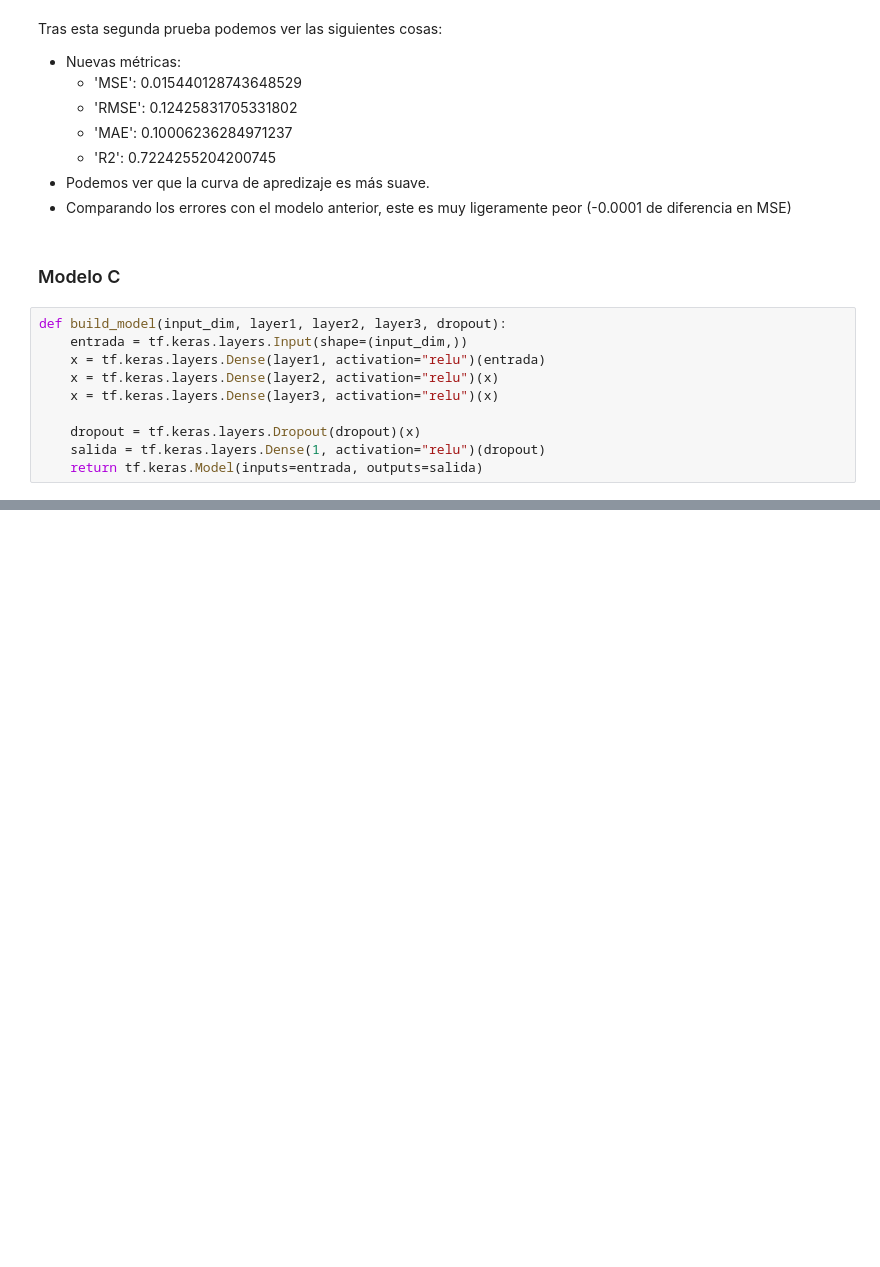
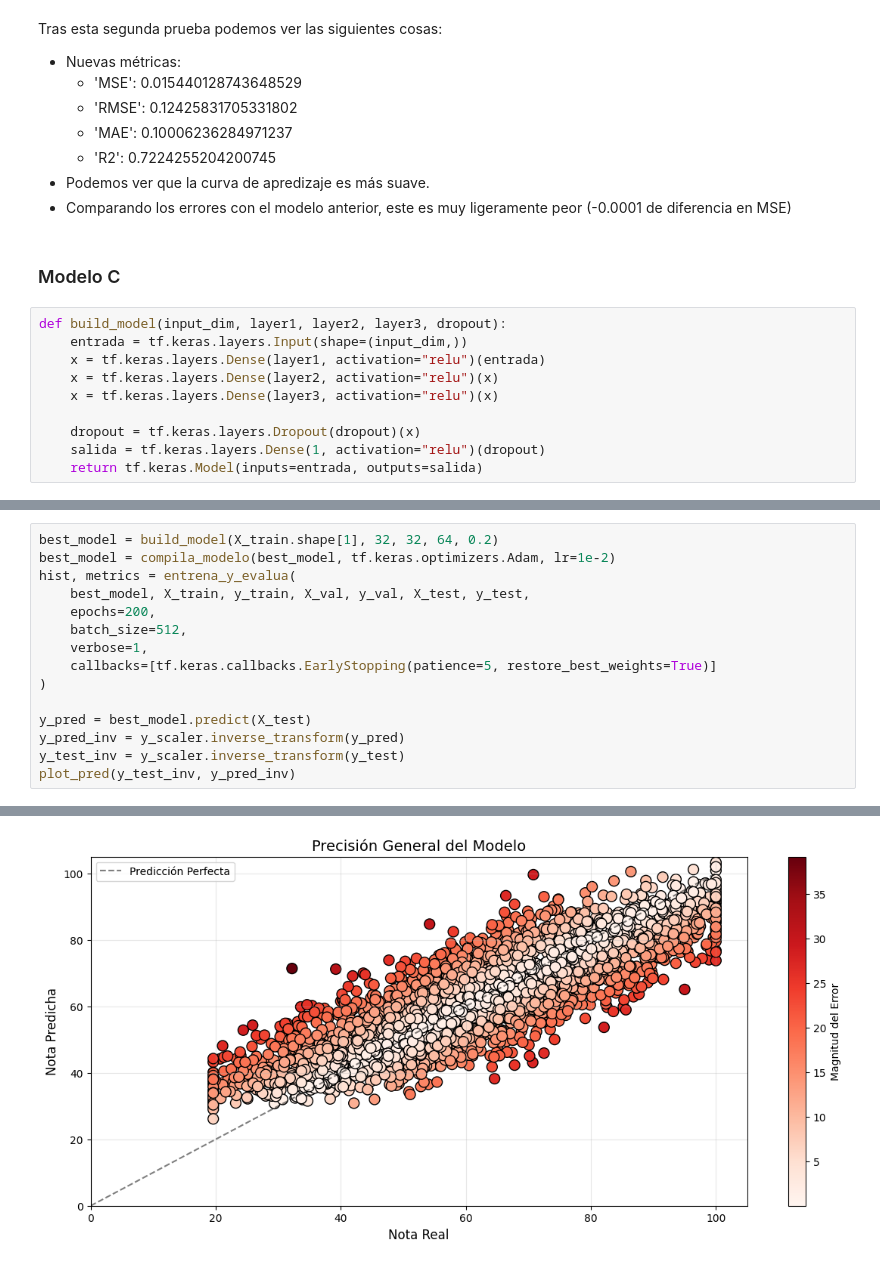
Before and after one commit to alvvigsuaUS/Trabajo_MLE, a Jupyter notebook: Regresion Redes Neuronales.ipynb, the cells around one changed output, grey strips where cells are left out. Cells and saved outputs as stored; diff of their text form; blank space fills up the shorter version.

Commit message:
Evaluacion de mejor modelo

```diff
--- a/Regresion Redes Neuronales.ipynb
+++ b/Regresion Redes Neuronales.ipynb
@@ -459,0 +391,16 @@ TypeError: Metric.get_config() missing 1 required positional argument: 'self'
+# %%
+best_model = build_model(X_train.shape[1], 32, 32, 64, 0.2)
+best_model = compila_modelo(best_model, tf.keras.optimizers.Adam, lr=1e-2)
+hist, metrics = entrena_y_evalua(
+    best_model, X_train, y_train, X_val, y_val, X_test, y_test,
+    epochs=200,
+    batch_size=512,
+    verbose=1,
+    callbacks=[tf.keras.callbacks.EarlyStopping(patience=5, restore_best_weights=True)]
+)
+
+y_pred = best_model.predict(X_test)
+y_pred_inv = y_scaler.inverse_transform(y_pred)
+y_test_inv = y_scaler.inverse_transform(y_test)
+plot_pred(y_test_inv, y_pred_inv)
+# %% [output]
@@ -459,0 +426 @@ TypeError: Metric.get_config() missing 1 required positional argument: 'self'
+[figure, added]
```
Also changed, not shown: parts of 7 cells of this notebook.
